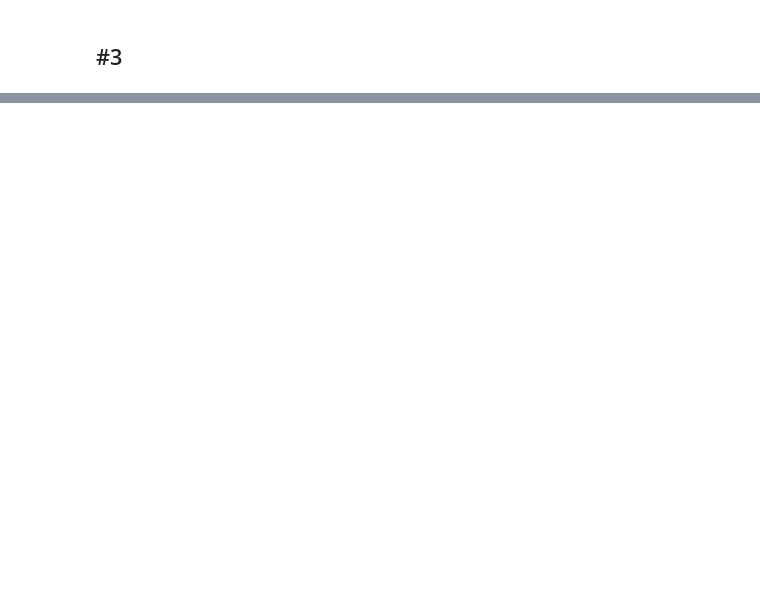
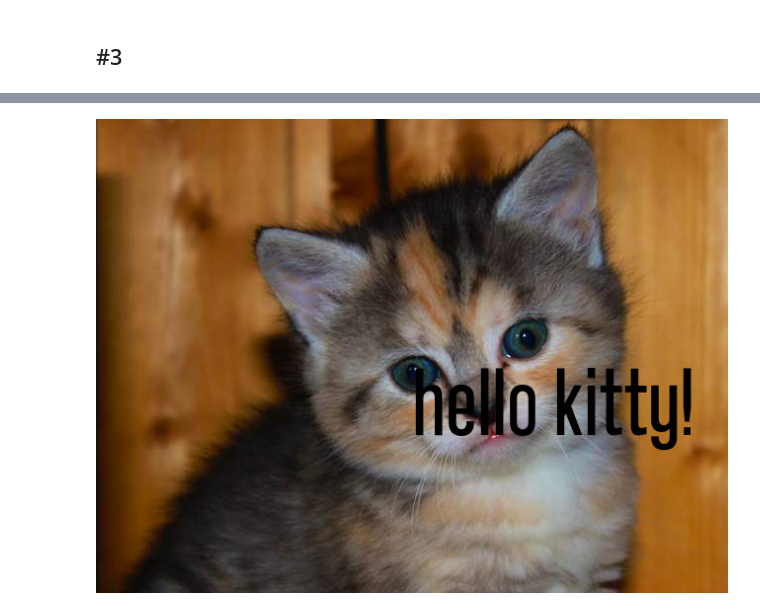
Before and after one commit to BryanWilhite/jupyter-central, a Jupyter notebook: wand/wand_03_drawing_composites.ipynb, the cells around one changed output, grey strips where cells are left out. Drawn from its saved outputs; the diff is of its cells as text; code cells hidden in the pictures; blank space fills up the shorter version.

```diff
--- a/wand/wand_03_drawing_composites.ipynb
+++ b/wand/wand_03_drawing_composites.ipynb
@@ -88,0 +115,10 @@ IPython.display.Image(filename=output_filename)
+# %%
+composite_operator = 'over'
+output_filename = f'wand_03_composite_{composite_operator}_{w}x{h}.png'
+text_image_name = './wand_03_text_black_640x480.png'
+
+generate_composite(text_image_name, composite_operator, output_filename)
+
+IPython.display.Image(filename=output_filename)
+# %% [output]
+[figure, added]
```
Also changed, not shown: parts of 6 cells of this notebook, 8 other files.
